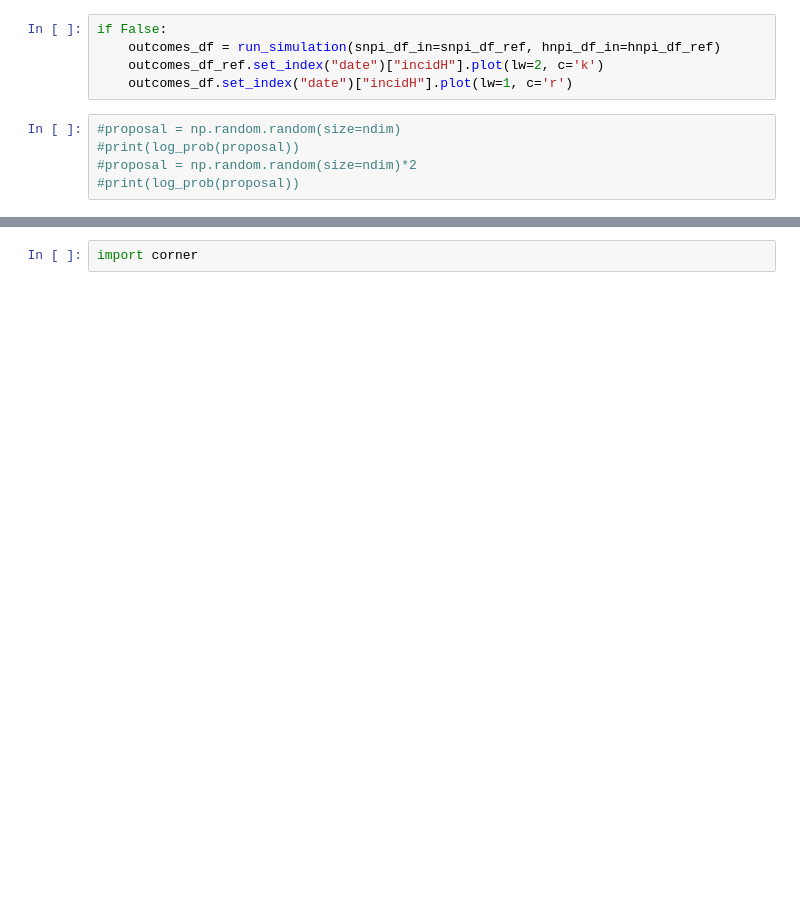
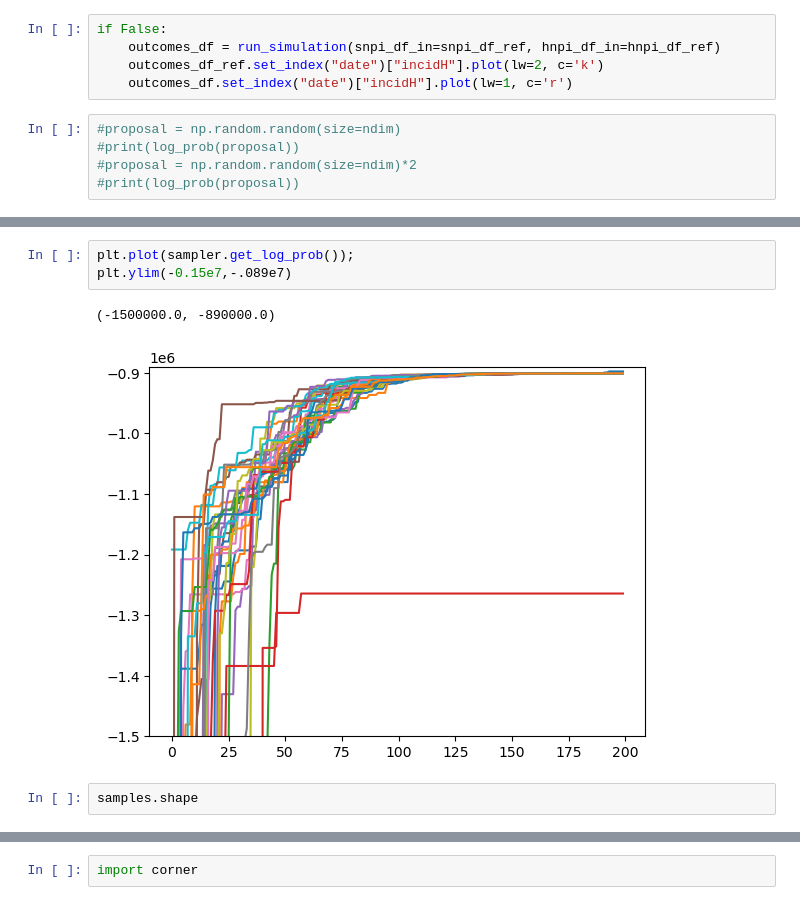
Before and after one commit to jcblemai/flepiMoP_Notebooks, a Jupyter notebook: emcee_try copy.ipynb, the cells around one changed output, grey strips where cells are left out. Drawn from its saved outputs; the diff is of its cells as text; blank space fills up the shorter version.

```diff
--- a/emcee_try copy.ipynb
+++ b/emcee_try copy.ipynb
@@ -277,0 +436,8 @@ axes[-1].set_xlabel("step number");
+# %%
+plt.plot(sampler.get_log_prob());
+plt.ylim(-0.15e7,-.089e7)
+# %% [output]
+(-1500000.0, -890000.0)
+[figure, added]
+# %%
+samples.shape
```
Also changed, not shown: parts of 16 cells of this notebook, 1 other file.
